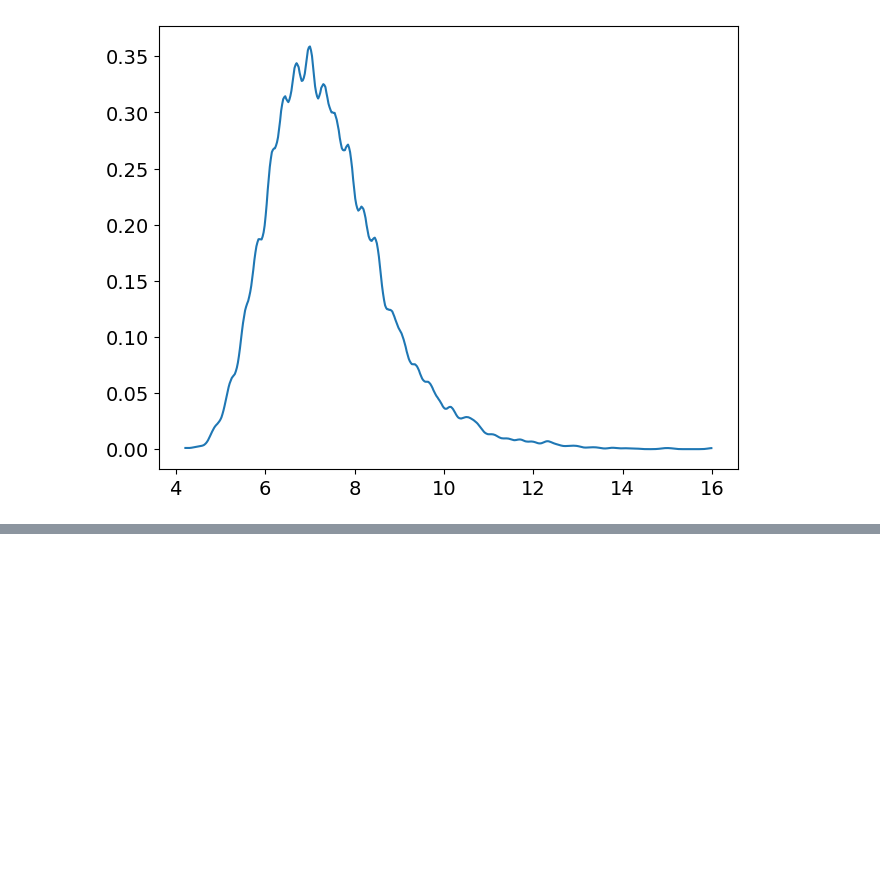
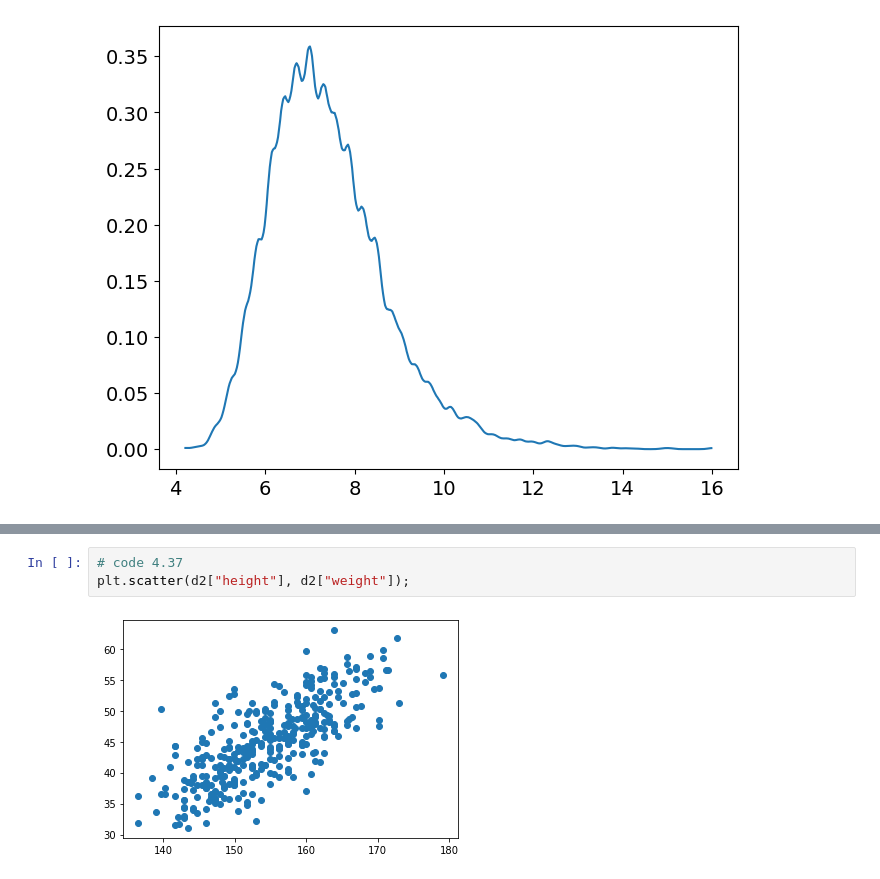
Before and after one commit to SamGijsen/StatisticalRethinking_PyMC, a Jupyter notebook: Chapter 4.ipynb, the cells around one changed output, grey strips where cells are left out. Cells and saved outputs as stored; diff of their text form; blank space fills up the shorter version.

```diff
--- a/Chapter 4.ipynb
+++ b/Chapter 4.ipynb
@@ -218,0 +303,5 @@ AttributeError: Installed version of ArviZ requires PyMC3>=3.8. Please upgrade w
+# %%
+# code 4.37
+plt.scatter(d2["height"], d2["weight"]);
+# %% [output]
+[figure, added]
```
Also changed, not shown: parts of 22 cells of this notebook, 1 other file.
